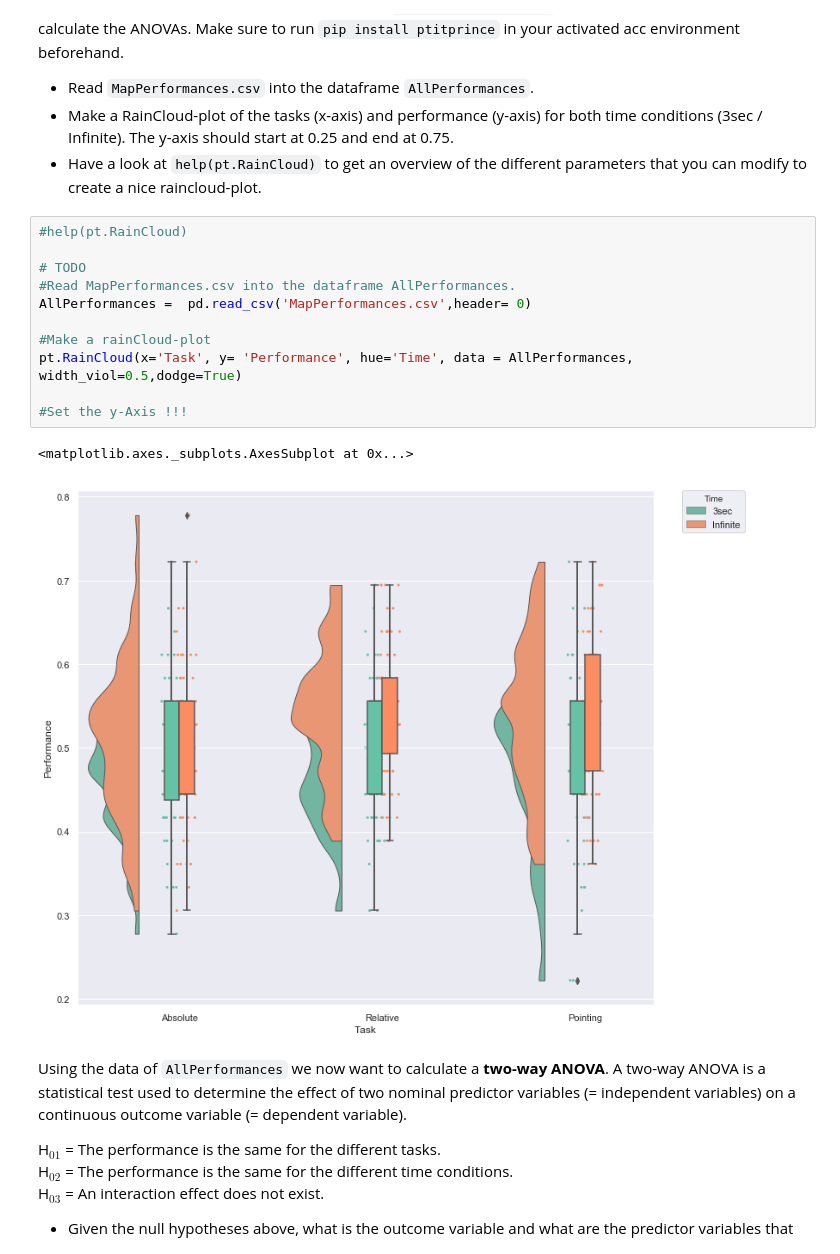
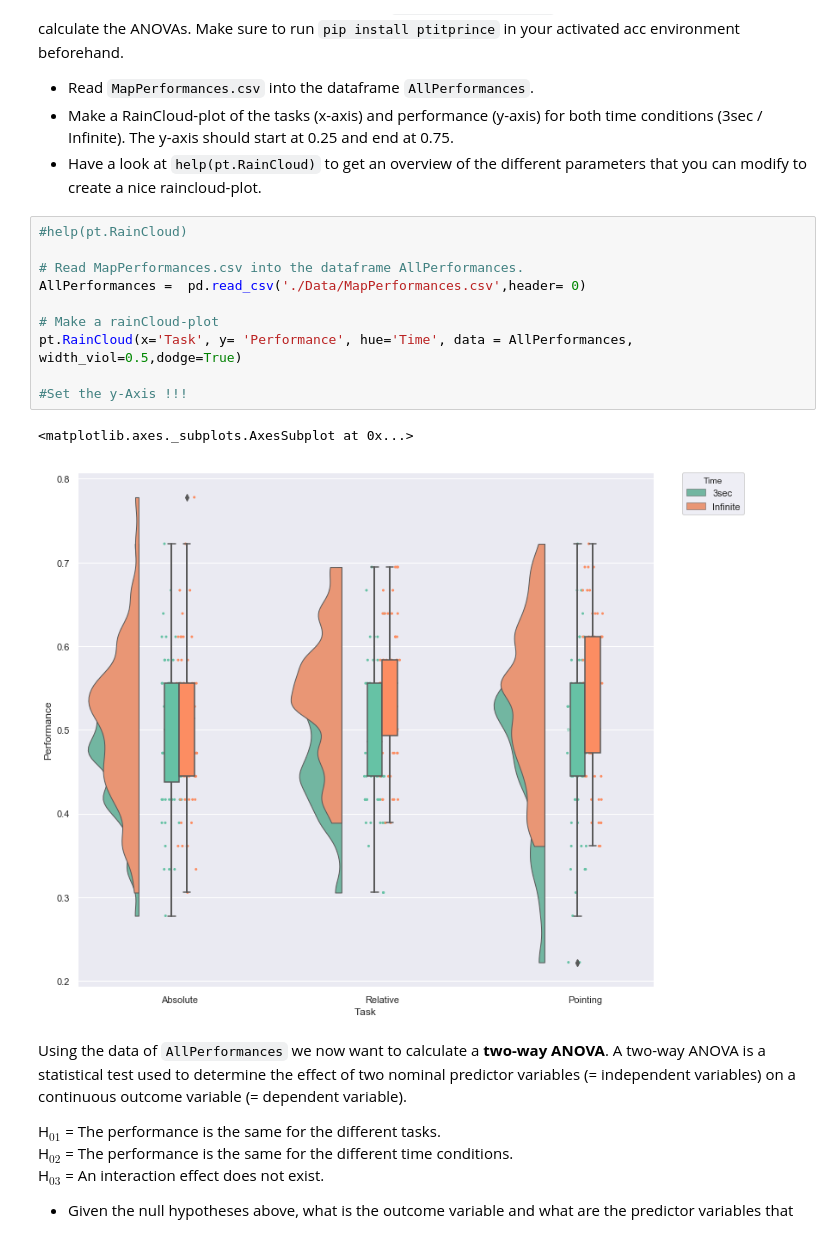
Before and after one commit to NBP-ACC/week-6-acc_9, a Jupyter notebook: sheet04.ipynb, the cells around one changed output. Saved outputs shown, nothing was run; the diff lists cells and outputs as text.

````diff
--- a/sheet04.ipynb
+++ b/sheet04.ipynb
@@ -86,17 +121,16 @@ Refering to our plots of the prior exercise sheet (assignment 2.b), it is a good
 # %%
 #help(pt.RainCloud)
 
-# TODO
-#Read MapPerformances.csv into the dataframe AllPerformances.
-AllPerformances =  pd.read_csv('MapPerformances.csv',header= 0)
+# Read MapPerformances.csv into the dataframe AllPerformances.
+AllPerformances =  pd.read_csv('./Data/MapPerformances.csv',header= 0)
 
-#Make a rainCloud-plot
+# Make a rainCloud-plot
 pt.RainCloud(x='Task', y= 'Performance', hue='Time', data = AllPerformances, width_viol=0.5,dodge=True)
 
 #Set the y-Axis !!!
 # %% [output]
 <matplotlib.axes._subplots.AxesSubplot at 0x...>
-[figure, old version]
+[figure, new version]
 # %% [markdown]
 Using the data of ```AllPerformances``` we now want to calculate a **two-way ANOVA**. A two-way ANOVA is a statistical test used to determine the effect of two nominal predictor variables (= independent variables) on a continuous outcome variable (= dependent variable).
 
````
Also changed, not shown: parts of 3 cells of this notebook.
